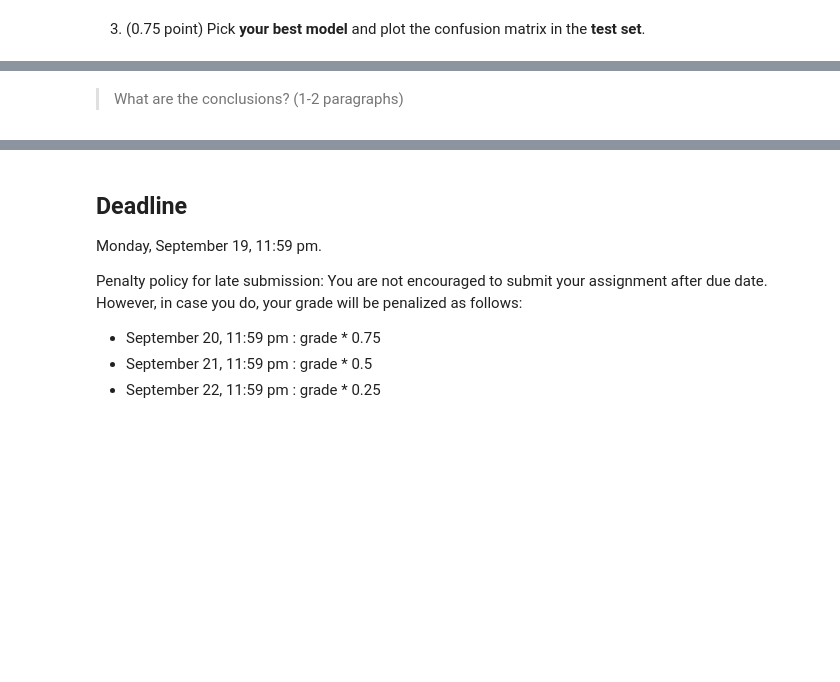
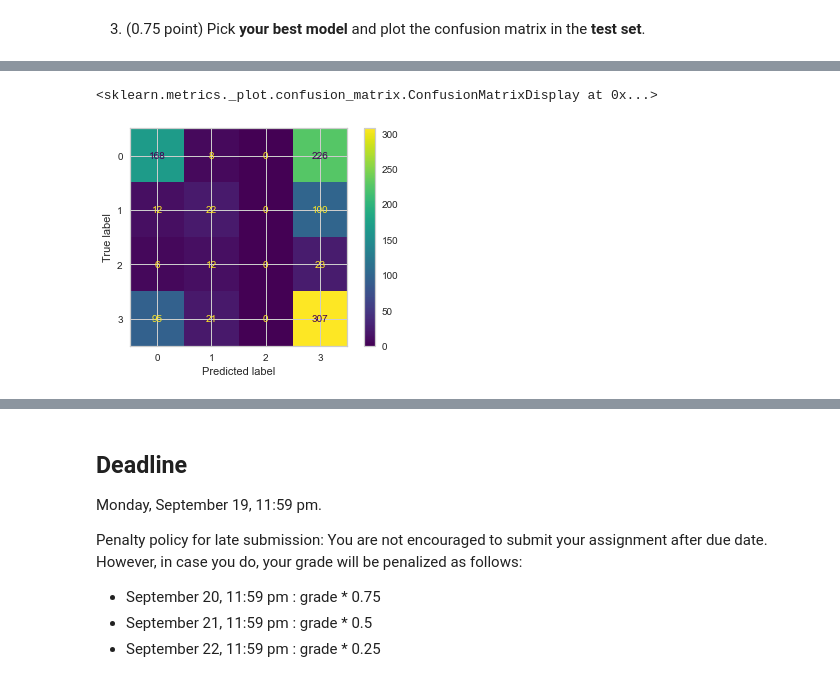
Before and after one commit to mazzacolussi/MC886, a Jupyter notebook: Project2/Linear_logistic_regression.ipynb, the cells around one changed output, grey strips where cells are left out. Cells and saved outputs as stored; diff of their text form; code cells hidden in the pictures; blank space fills up the shorter version.

```diff
--- a/Project2/Linear_logistic_regression.ipynb
+++ b/Project2/Linear_logistic_regression.ipynb
@@ -1320,6 +1364,7 @@ NotFittedError: This LogisticRegression instance is not fitted yet. Call 'fit' w
 # %%
 # TODO: Plot the confusion matrix. You can use scikit-learn, seaborn, matplotlib libraries.
-
-confusion_matrix(ytest, predictions)
+disp_mat = ConfusionMatrixDisplay(confusion_matrix(df_test['nivel_profic_mat'], targets.inverse_transform(predictions_mat)))
+disp_mat.plot()
+# %% [output]
+<sklearn.metrics._plot.confusion_matrix.ConfusionMatrixDisplay at 0x...>
+[figure, added]
-# %% [markdown]
-> What are the conclusions? (1-2 paragraphs)
```
Also changed, not shown: parts of 20 cells of this notebook.
